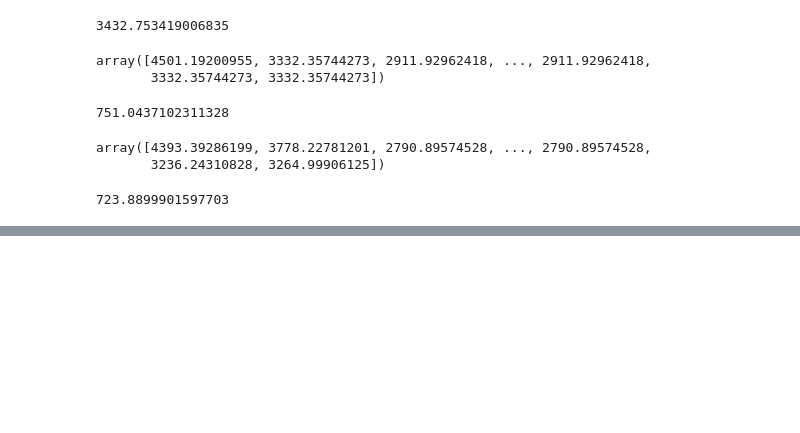
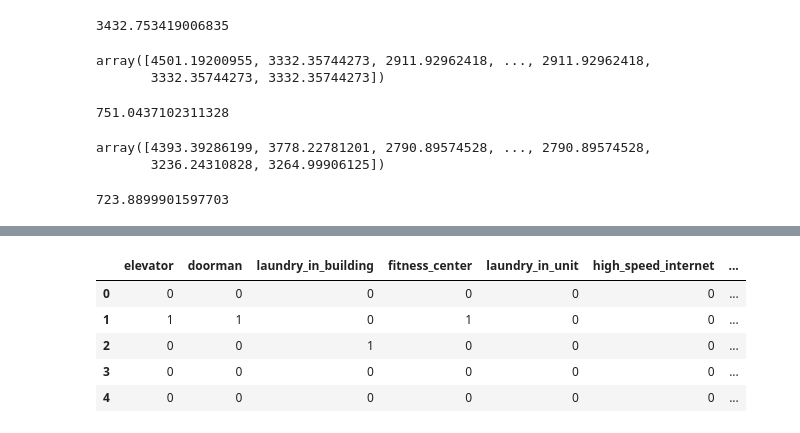
Before and after one commit to LambdaSchool/DEPRECATED-DS-Unit-2-Linear-Models, a Jupyter notebook: module2-doing-linear-regression/assignment.ipynb, the cells around one changed output, grey strips where cells are left out. Cells and saved outputs as stored; diff of their text form; code cells hidden in the pictures; blank space fills up the shorter version.

```diff
--- a/module2-doing-linear-regression/assignment.ipynb
+++ b/module2-doing-linear-regression/assignment.ipynb
@@ -293,0 +316,12 @@ mean_absolute_error(ytest, ypred)
+# %%
+# Now let's make our amenities list and check their format
+amlist = ['elevator', 'doorman', 'laundry_in_building', 'fitness_center', 'laundry_in_unit', 'high_speed_internet',
+          'swimming_pool', 'common_outdoor_space', 'roof_deck']
+df[amlist].head()
+# %% [output]
+|  | elevator | doorman | laundry_in_building | fitness_center | laundry_in_unit | high_speed_internet | ... |
+| 0 | 0 | 0 | 0 | 0 | 0 | 0 | ... |
+| 1 | 1 | 1 | 0 | 1 | 0 | 0 | ... |
+| 2 | 0 | 0 | 1 | 0 | 0 | 0 | ... |
+| 3 | 0 | 0 | 0 | 0 | 0 | 0 | ... |
+| 4 | 0 | 0 | 0 | 0 | 0 | 0 | ... |
```
Also changed, not shown: parts of 9 cells of this notebook.
